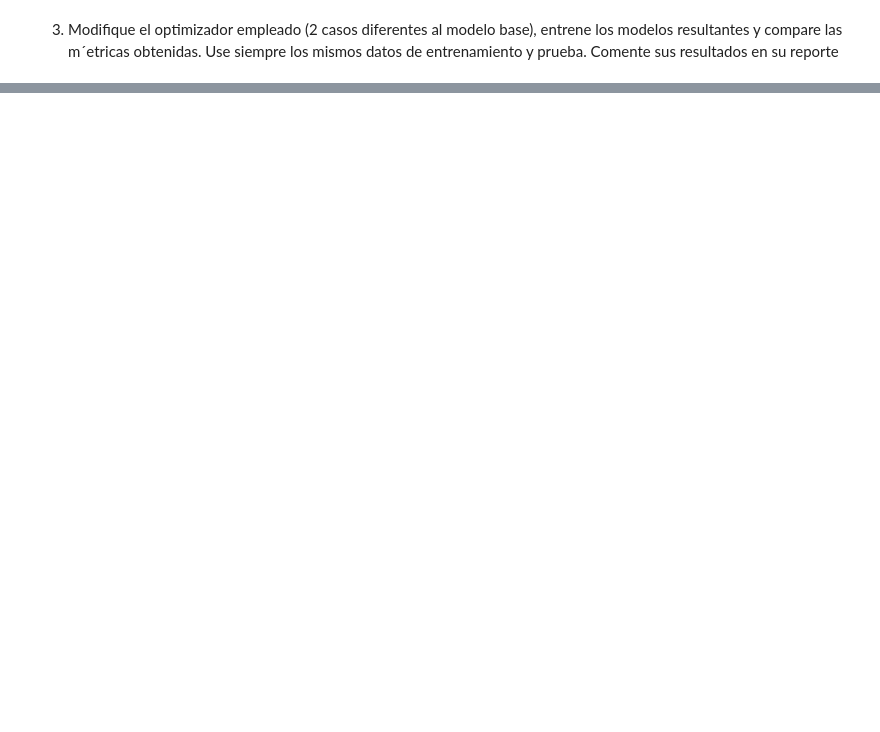
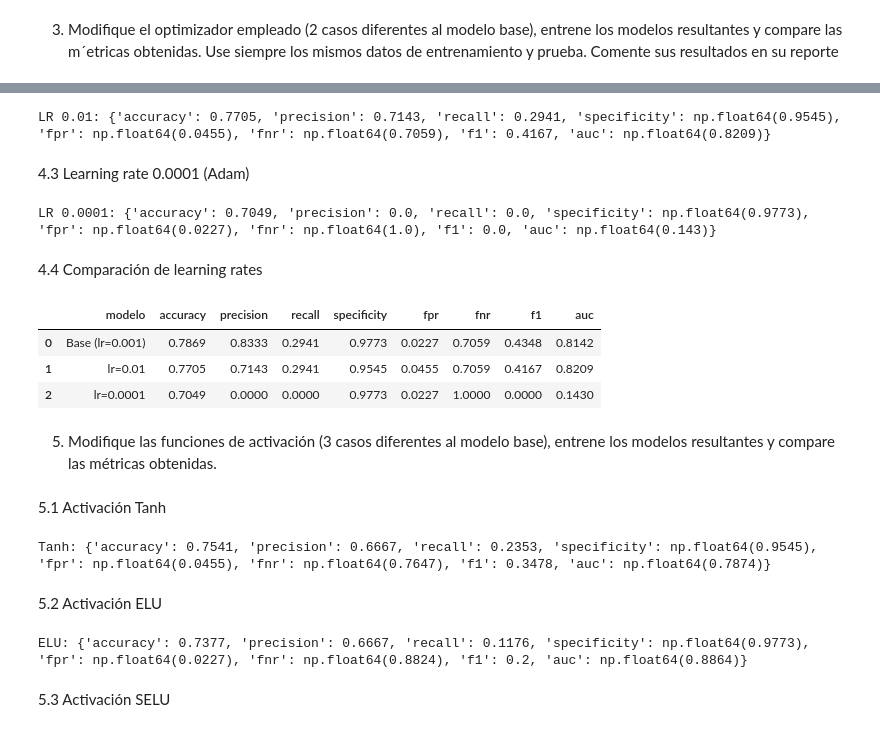
Before and after one commit to danielbenavides-git/Analitica-Computacional-para-la-toma-de-Decisiones-IIND-202610, a Jupyter notebook: Talleres/Taller 6/taller_6_juanita_daniel.ipynb, the cells around one changed output, grey strips where cells are left out. Drawn from its saved outputs; the diff is of its cells as text; code cells hidden in the pictures; blank space fills up the shorter version.

```diff
--- a/Talleres/Taller 6/taller_6_juanita_daniel.ipynb
+++ b/Talleres/Taller 6/taller_6_juanita_daniel.ipynb
@@ -419,0 +515,78 @@ datos de entrenamiento y prueba. Comente sus resultados en su reporte
+# %%
+tf.random.set_seed(42)
+model_lr2 = tf.keras.Sequential([
+    tf.keras.layers.Dense(10, activation='relu', input_shape=(n_feat,)),
+    tf.keras.layers.Dense(5,  activation='relu'),
+    tf.keras.layers.Dense(1,  activation='sigmoid')
+])
+model_lr2.compile(
+    optimizer=tf.keras.optimizers.Adam(learning_rate=0.01),
+    loss='binary_crossentropy', metrics=['accuracy']
+)
+res_lr2 = evaluar_heart(model_lr2)
+print('LR 0.01:', res_lr2)
+# %% [output]
+LR 0.01: {'accuracy': 0.7705, 'precision': 0.7143, 'recall': 0.2941, 'specificity': np.float64(0.9545), 'fpr': np.float64(0.0455), 'fnr': np.float64(0.7059), 'f1': 0.4167, 'auc': np.float64(0.8209)}
+# %% [markdown]
+4.3 Learning rate 0.0001 (Adam)
+# %%
+tf.random.set_seed(42)
+model_lr3 = tf.keras.Sequential([
+    tf.keras.layers.Dense(10, activation='relu', input_shape=(n_feat,)),
+    tf.keras.layers.Dense(5,  activation='relu'),
+    tf.keras.layers.Dense(1,  activation='sigmoid')
+])
+model_lr3.compile(
+    optimizer=tf.keras.optimizers.Adam(learning_rate=0.0001),
+    loss='binary_crossentropy', metrics=['accuracy']
+)
+res_lr3 = evaluar_heart(model_lr3)
+print('LR 0.0001:', res_lr3)
+# %% [output]
+LR 0.0001: {'accuracy': 0.7049, 'precision': 0.0, 'recall': 0.0, 'specificity': np.float64(0.9773), 'fpr': np.float64(0.0227), 'fnr': np.float64(1.0), 'f1': 0.0, 'auc': np.float64(0.143)}
+# %% [markdown]
+4.4 Comparación de learning rates
+# %%
+tabla_lr = pd.DataFrame([
+    {'modelo': 'Base (lr=0.001)',  **res_lr1},
+    {'modelo': 'lr=0.01',          **res_lr2},
+    {'modelo': 'lr=0.0001',        **res_lr3},
+])
+tabla_lr
+# %% [output]
+|  | modelo | accuracy | precision | recall | specificity | fpr | fnr | f1 | auc |
+| 0 | Base (lr=0.001) | 0.7869 | 0.8333 | 0.2941 | 0.9773 | 0.0227 | 0.7059 | 0.4348 | 0.8142 |
+| 1 | lr=0.01 | 0.7705 | 0.7143 | 0.2941 | 0.9545 | 0.0455 | 0.7059 | 0.4167 | 0.8209 |
+| 2 | lr=0.0001 | 0.7049 | 0.0000 | 0.0000 | 0.9773 | 0.0227 | 1.0000 | 0.0000 | 0.1430 |
+# %% [markdown]
+5. Modifique las funciones de activación (3 casos diferentes al modelo base), entrene los modelos resultantes y compare las métricas obtenidas.
+# %% [markdown]
+5.1 Activación Tanh
+# %%
+tf.random.set_seed(42)
+model_tanh = tf.keras.Sequential([
+    tf.keras.layers.Dense(10, activation='tanh', input_shape=(n_feat,)),
+    tf.keras.layers.Dense(5,  activation='tanh'),
+    tf.keras.layers.Dense(1,  activation='sigmoid')
+])
+model_tanh.compile(optimizer='adam', loss='binary_crossentropy', metrics=['accuracy'])
+res_tanh = evaluar_heart(model_tanh)
+print('Tanh:', res_tanh)
+# %% [output]
+Tanh: {'accuracy': 0.7541, 'precision': 0.6667, 'recall': 0.2353, 'specificity': np.float64(0.9545), 'fpr': np.float64(0.0455), 'fnr': np.float64(0.7647), 'f1': 0.3478, 'auc': np.float64(0.7874)}
+# %% [markdown]
+5.2 Activación ELU
+# %%
+tf.random.set_seed(42)
+model_elu = tf.keras.Sequential([
+    tf.keras.layers.Dense(10, activation='elu', input_shape=(n_feat,)),
+    tf.keras.layers.Dense(5,  activation='elu'),
+    tf.keras.layers.Dense(1,  activation='sigmoid')
+])
+model_elu.compile(optimizer='adam', loss='binary_crossentropy', metrics=['accuracy'])
+res_elu = evaluar_heart(model_elu)
+print('ELU:', res_elu)
+# %% [output]
+ELU: {'accuracy': 0.7377, 'precision': 0.6667, 'recall': 0.1176, 'specificity': np.float64(0.9773), 'fpr': np.float64(0.0227), 'fnr': np.float64(0.8824), 'f1': 0.2, 'auc': np.float64(0.8864)}
+# %% [markdown]
+5.3 Activación SELU
```
Also changed, not shown: parts of 33 cells of this notebook.
